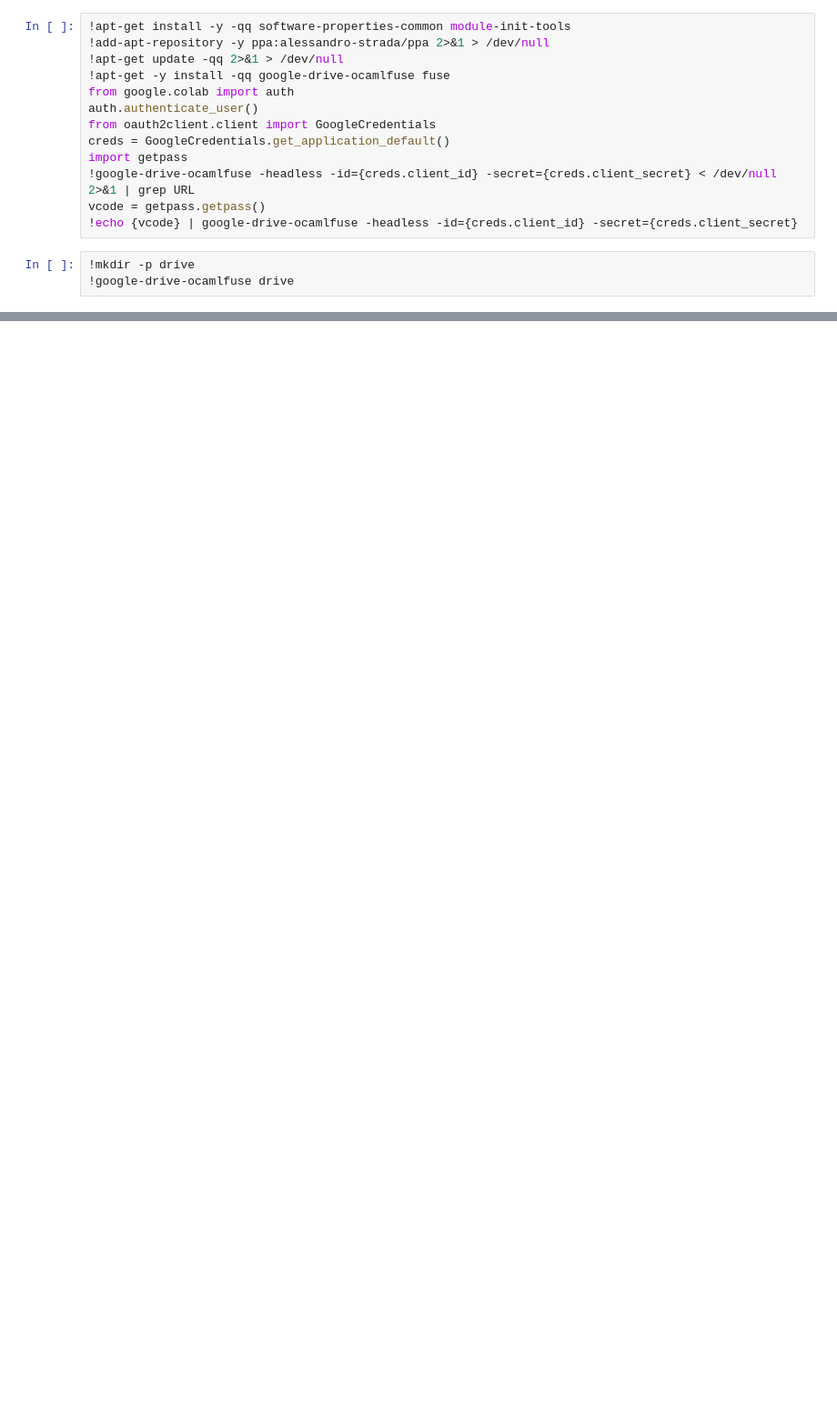
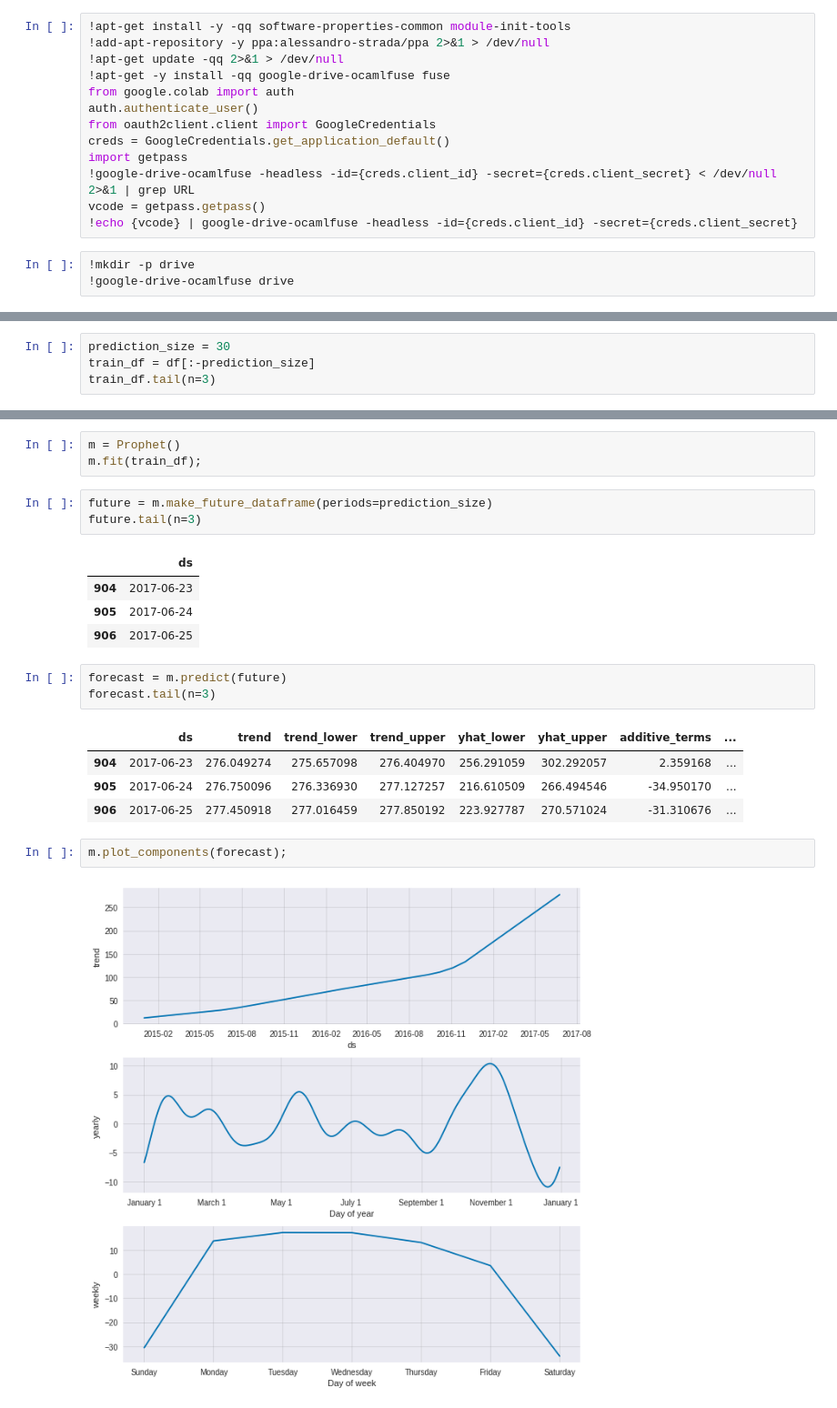
Before and after one commit to ssttv/ml-resources, a Jupyter notebook: prophet.ipynb, the cells around one changed output, grey strips where cells are left out. Shown at 91% size. Cells and saved outputs as stored; diff of their text form; blank space fills up the shorter version.

```diff
--- a/prophet.ipynb
+++ b/prophet.ipynb
@@ -18,0 +147,4 @@ vcode = getpass.getpass()
+# %%
+prediction_size = 30
+train_df = df[:-prediction_size]
+train_df.tail(n=3)
@@ -18,0 +156,23 @@ vcode = getpass.getpass()
+# %%
+m = Prophet()
+m.fit(train_df);
+# %%
+future = m.make_future_dataframe(periods=prediction_size)
+future.tail(n=3)
+# %% [output]
+|  | ds |
+| 904 | 2017-06-23 |
+| 905 | 2017-06-24 |
+| 906 | 2017-06-25 |
+# %%
+forecast = m.predict(future)
+forecast.tail(n=3)
+# %% [output]
+|  | ds | trend | trend_lower | trend_upper | yhat_lower | yhat_upper | additive_terms | ... |
+| 904 | 2017-06-23 | 276.049274 | 275.657098 | 276.404970 | 256.291059 | 302.292057 | 2.359168 | ... |
+| 905 | 2017-06-24 | 276.750096 | 276.336930 | 277.127257 | 216.610509 | 266.494546 | -34.950170 | ... |
+| 906 | 2017-06-25 | 277.450918 | 277.016459 | 277.850192 | 223.927787 | 270.571024 | -31.310676 | ... |
+# %%
+m.plot_components(forecast);
+# %% [output]
+[figure, added]
```
Also changed, not shown: parts of 33 cells of this notebook.
